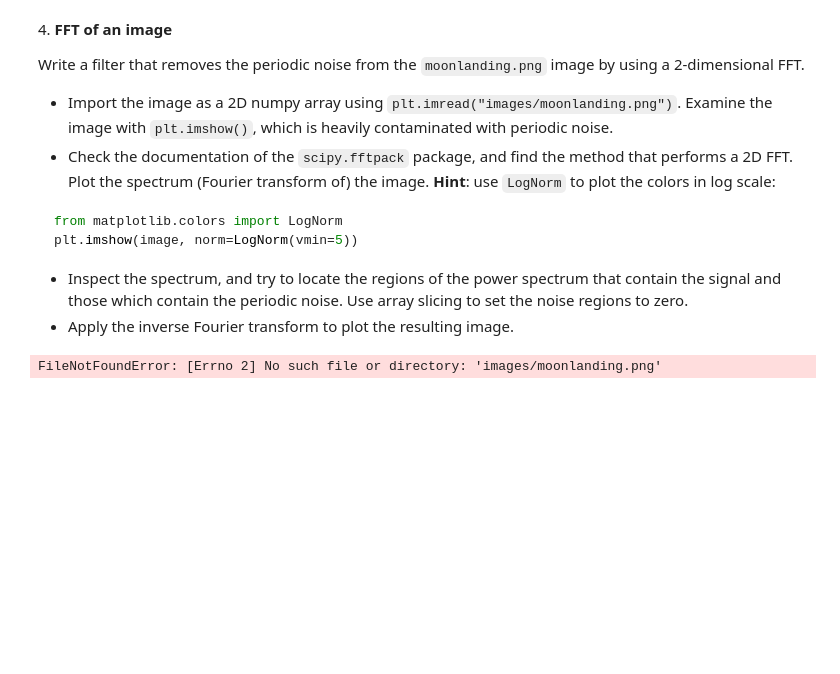
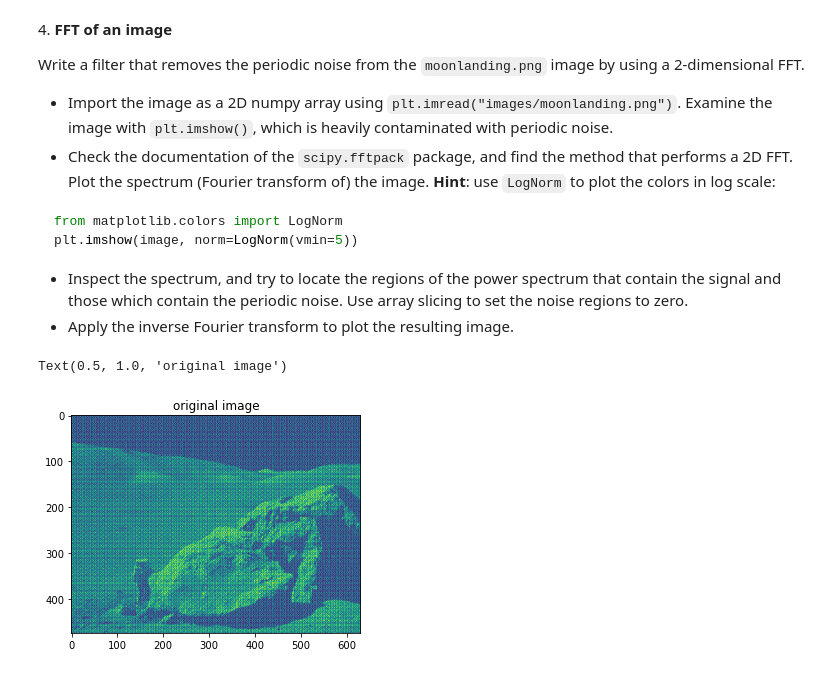
Before and after one commit to shalinimada/ScientificComputingWithPython2022, a Jupyter notebook: 09ex_numerical.ipynb, the cells around one changed output. Drawn from its saved outputs; the diff is of its cells as text; code cells hidden in the pictures; blank space fills up the shorter version.

```diff
--- a/09ex_numerical.ipynb
+++ b/09ex_numerical.ipynb
@@ -168,9 +186,12 @@ plt.imshow(image, norm=LogNorm(vmin=5))
 * Inspect the spectrum, and try to locate the regions of the power spectrum that contain the signal and those which contain the periodic noise. Use array slicing to set the noise regions to zero.
 * Apply the inverse Fourier transform to plot the resulting image.
 # %%
+from matplotlib.colors import LogNorm
+
 moon_im=plt.imread("images/moonlanding.png")
 plt.figure()
-plt.imshow(im, plt.cm.gray)
-plt.title('Original image')
+plt.imshow(moon_im)
+plt.title("original image")
 # %% [output]
-FileNotFoundError: [Errno 2] No such file or directory: 'images/moonlanding.png'
+Text(0.5, 1.0, 'original image')
+[figure, added]
```
Also changed, not shown: parts of 5 cells of this notebook.
